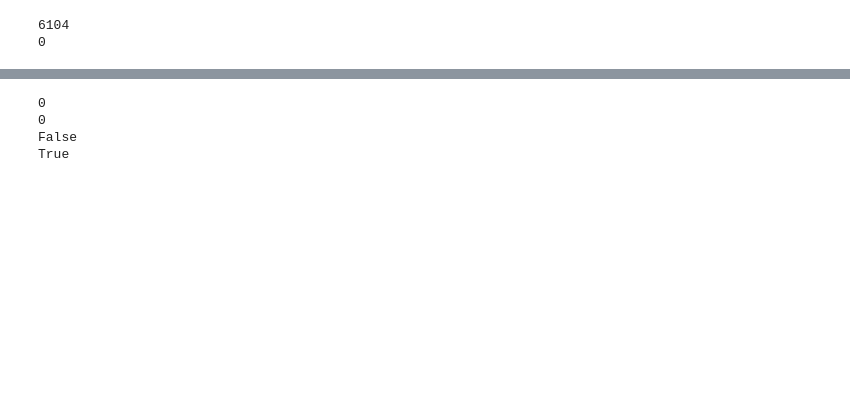
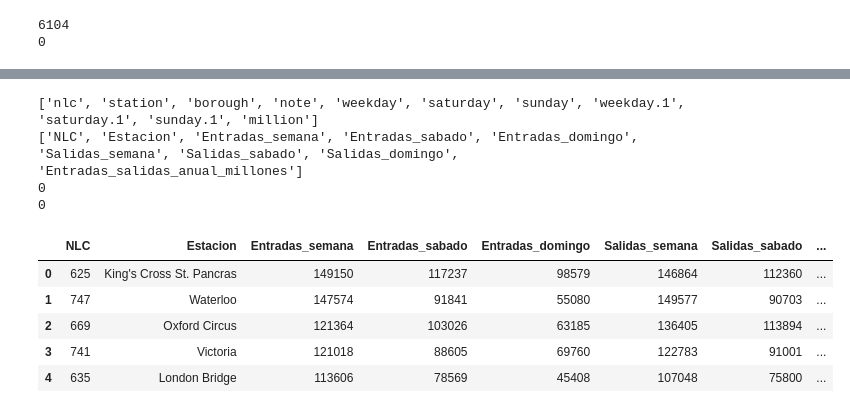
Before and after one commit to MatiasTabak/TFL-Station-Data-Pipeline, a Jupyter notebook: notebooks/data_work.ipynb, the cells around one changed output, grey strips where cells are left out. Drawn from its saved outputs; the diff is of its cells as text; code cells hidden in the pictures; blank space fills up the shorter version.

```diff
--- a/notebooks/data_work.ipynb
+++ b/notebooks/data_work.ipynb
@@ -308,43 +376,43 @@ df_nocturno = pd.read_csv('Weekly Data 2017.csv', skiprows=6)
 df_nocturno.dropna(how='all', inplace=True)
 
 df_nocturno.columns = df_nocturno.columns.str.strip().str.replace('\n', ' ').str.lower()
+
+print(df_nocturno.columns.to_list())
 
 df_nocturno = df_nocturno.drop(columns = ['note'])
 
 nuevas_columnas = {'nlc' : 'NLC',
                    'station' : 'Estacion',
                    'borough' : 'Ciudad',
                    'weekday' : 'Entradas_semana',
                    'saturday' : 'Entradas_sabado',
                    'sunday' : 'Entradas_domingo',
                    'weekday.1' : 'Salidas_semana',
                    'saturday.1' : 'Salidas_sabado',
                    'sunday.1' : 'Salidas_domingo',
                    'million' : 'Entradas_salidas_anual_millones'}
 
 df_nocturno = df_nocturno.rename(columns = nuevas_columnas)
 
 df_nocturno = df_nocturno.drop(columns = ['Ciudad'])
 
+print(df_nocturno.columns.to_list())
+
 '''Se verifica que se cuenta con un DataFrame limpio'''
 
 print(df_nocturno.isna().sum().sum()) #Output = 0, no hay nulls en el DataFrame
 
 print(df_nocturno.duplicated().sum()) #Output = 0, no existen filas duplicadas
 
-'''Se ordena por NLC descendente y se reestructura el índice'''
-
-print(df_nocturno['NLC'].equals(df_nocturno['NLC'].sort_values(ascending= True))) #Output = False
-
-df_nocturno = df_nocturno.sort_values(by = 'NLC', ascending = True)
-
-print(df_nocturno['NLC'].equals(df_nocturno['NLC'].sort_values(ascending= True))) #Output = True
-
-df_nocturno = df_nocturno.reset_index(drop=True)
-
-df_nocturno.to_csv('movimientos_año_2017.csv', index = False, encoding = 'utf-8')
+df_nocturno.head()
 # %% [output]
+['nlc', 'station', 'borough', 'note', 'weekday', 'saturday', 'sunday', 'weekday.1', 'saturday.1', 'sunday.1', 'million']
+['NLC', 'Estacion', 'Entradas_semana', 'Entradas_sabado', 'Entradas_domingo', 'Salidas_semana', 'Salidas_sabado', 'Salidas_domingo', 'Entradas_salidas_anual_millones']
 0
 0
-False
-True
+|  | NLC | Estacion | Entradas_semana | Entradas_sabado | Entradas_domingo | Salidas_semana | Salidas_sabado | ... |
+| 0 | 625 | King's Cross St. Pancras | 149150 | 117237 | 98579 | 146864 | 112360 | ... |
+| 1 | 747 | Waterloo | 147574 | 91841 | 55080 | 149577 | 90703 | ... |
+| 2 | 669 | Oxford Circus | 121364 | 103026 | 63185 | 136405 | 113894 | ... |
+| 3 | 741 | Victoria | 121018 | 88605 | 69760 | 122783 | 91001 | ... |
+| 4 | 635 | London Bridge | 113606 | 78569 | 45408 | 107048 | 75800 | ... |
```
Also changed, not shown: parts of 35 cells of this notebook.
